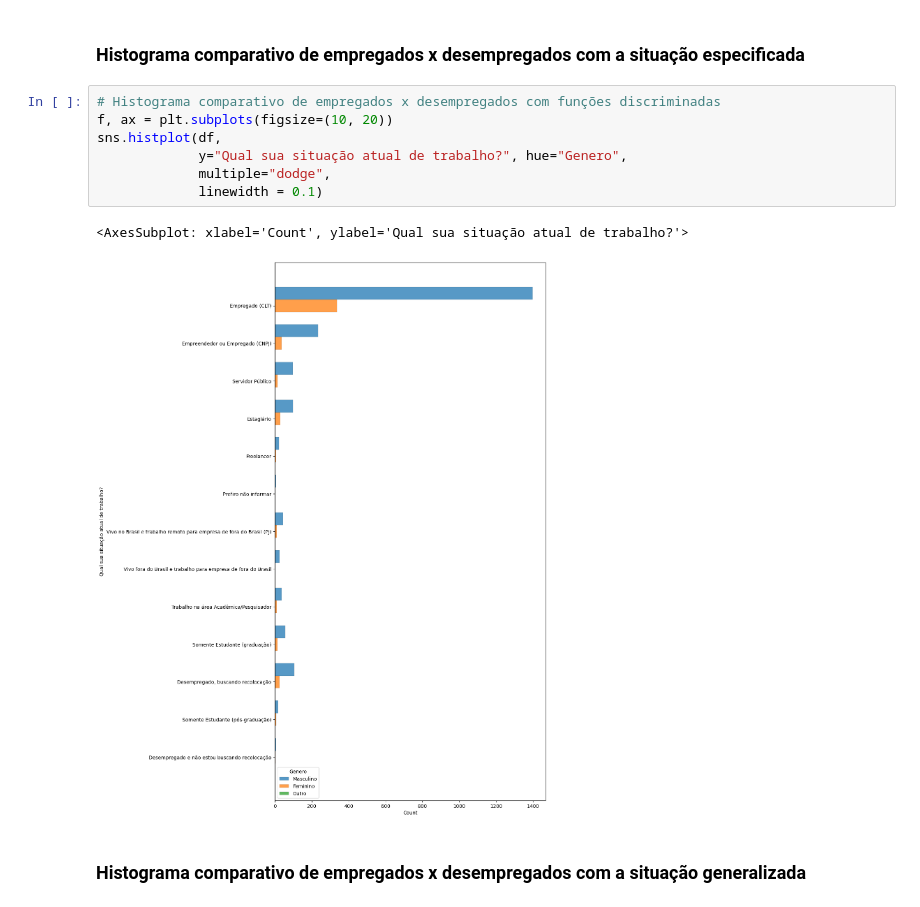
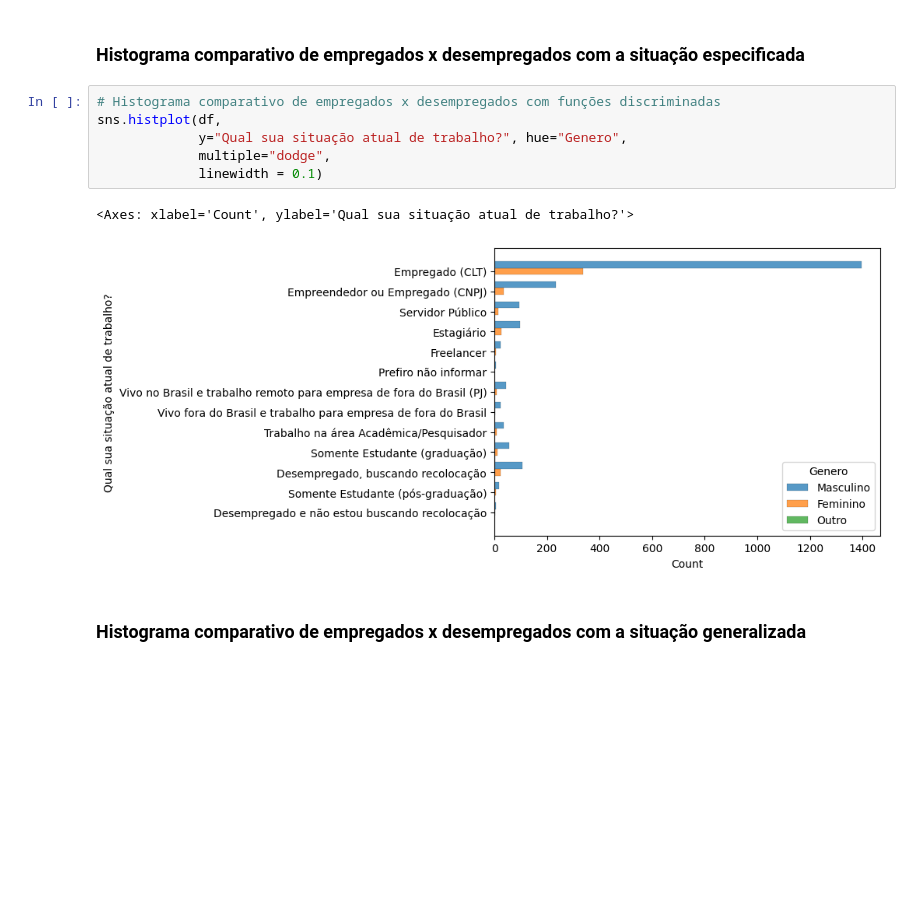
Before and after one commit to MayaraDM/ADA-DS_programming_techiniques_project, a Jupyter notebook: ProjetoV_analise.ipynb, the cells around one changed output. Saved outputs shown, nothing was run; the diff lists cells and outputs as text; blank space fills up the shorter version.

```diff
--- a/ProjetoV_analise.ipynb
+++ b/ProjetoV_analise.ipynb
@@ -152,14 +151,13 @@ sns.histplot(df,
 ### Histograma comparativo de empregados x desempregados com a situação especificada
 # %%
 # Histograma comparativo de empregados x desempregados com funções discriminadas
-f, ax = plt.subplots(figsize=(10, 20))
 sns.histplot(df,
              y="Qual sua situação atual de trabalho?", hue="Genero",
              multiple="dodge",
              linewidth = 0.1)
 # %% [output]
-<AxesSubplot: xlabel='Count', ylabel='Qual sua situação atual de trabalho?'>
+<Axes: xlabel='Count', ylabel='Qual sua situação atual de trabalho?'>
-[figure, old version]
+[figure, new version]
 # %% [markdown]
 ### Histograma comparativo de empregados x desempregados com a situação generalizada
 # %%
```
Also changed, not shown: parts of 14 cells of this notebook.
